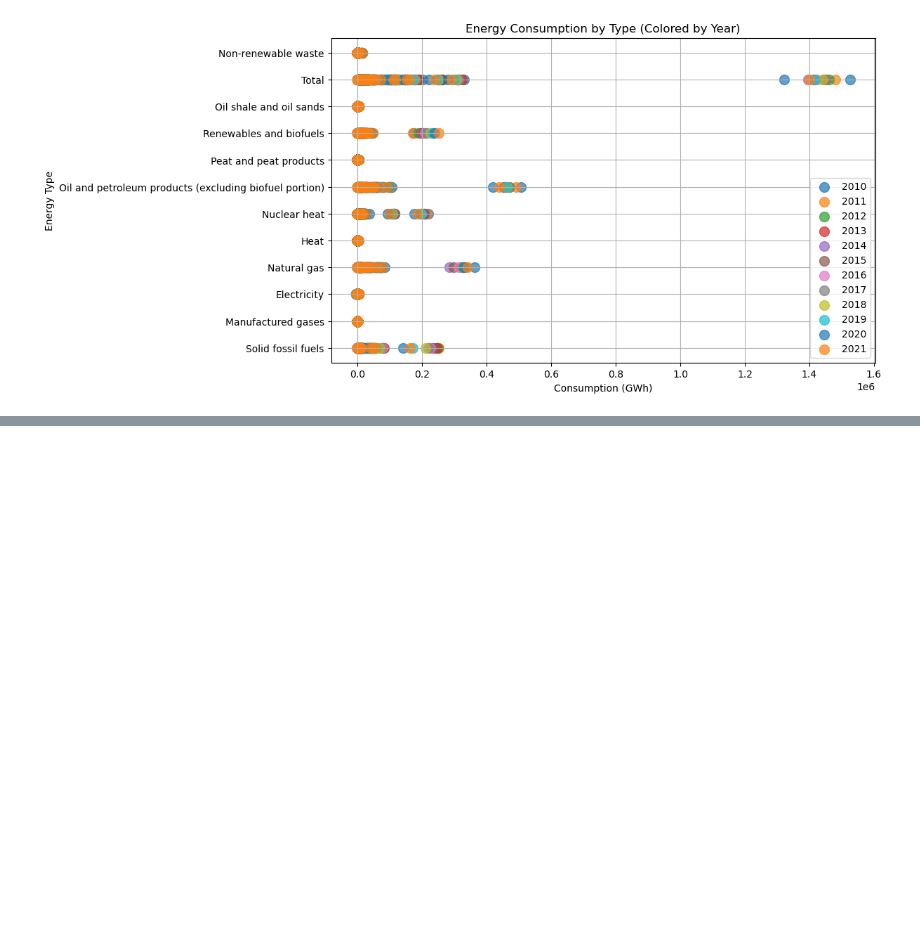
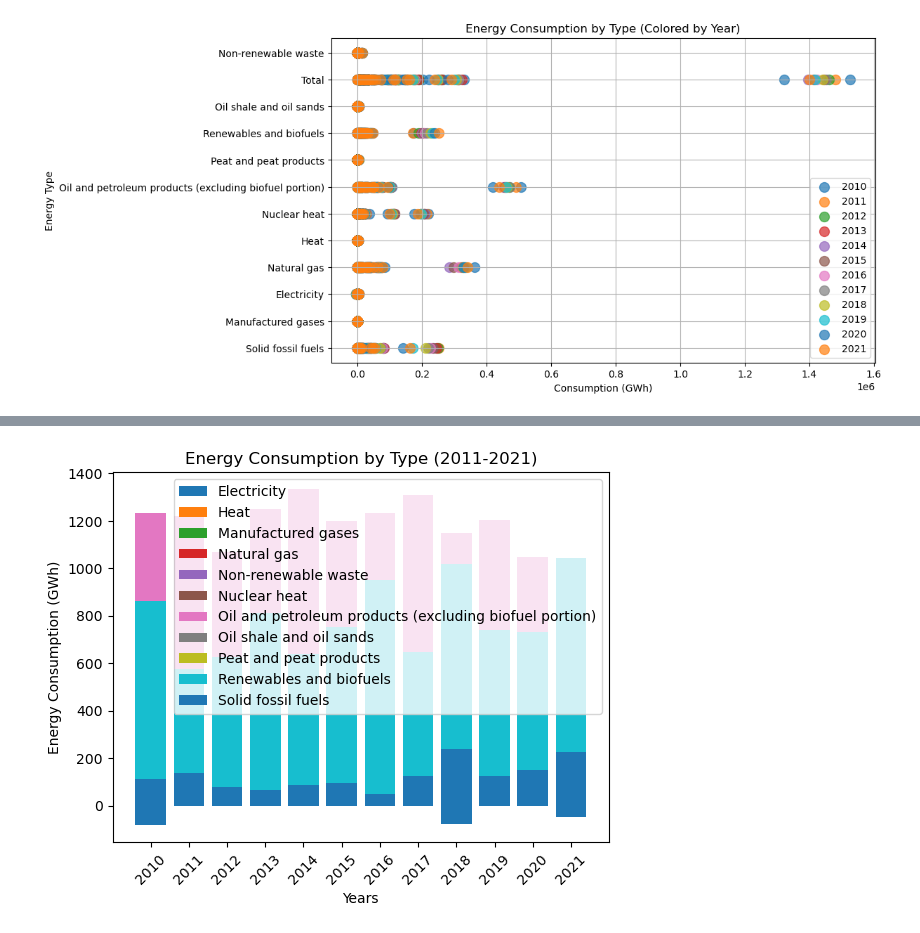
Before and after one commit to CaspervanWetten/DataDetectives, a Jupyter notebook: notebook/EUROSTAT.ipynb, the cells around one changed output, grey strips where cells are left out. Saved outputs shown, nothing was run; the diff lists cells and outputs as text; code cells hidden in the pictures; blank space fills up the shorter version.

```diff
--- a/notebook/EUROSTAT.ipynb
+++ b/notebook/EUROSTAT.ipynb
@@ -323,0 +322,20 @@ fig.show()
+# %%
+energy_groups = df2.groupby('energy')
+
+# Initialize the plot
+plt.figure()
+
+for name, group in energy_groups:
+    plt.bar(group.columns[2:], group.iloc[0, 2:], label=name)
+
+# Customize the plot
+plt.xlabel('Years')
+plt.ylabel('Energy Consumption (GWh)')
+plt.title('Energy Consumption by Type (2011-2021)')
+plt.xticks(rotation=45)
+plt.legend()
+
+# Show the plot
+plt.show()
+# %% [output]
+[figure, added]
```
Also changed, not shown: parts of 7 cells of this notebook, 1 other file.
